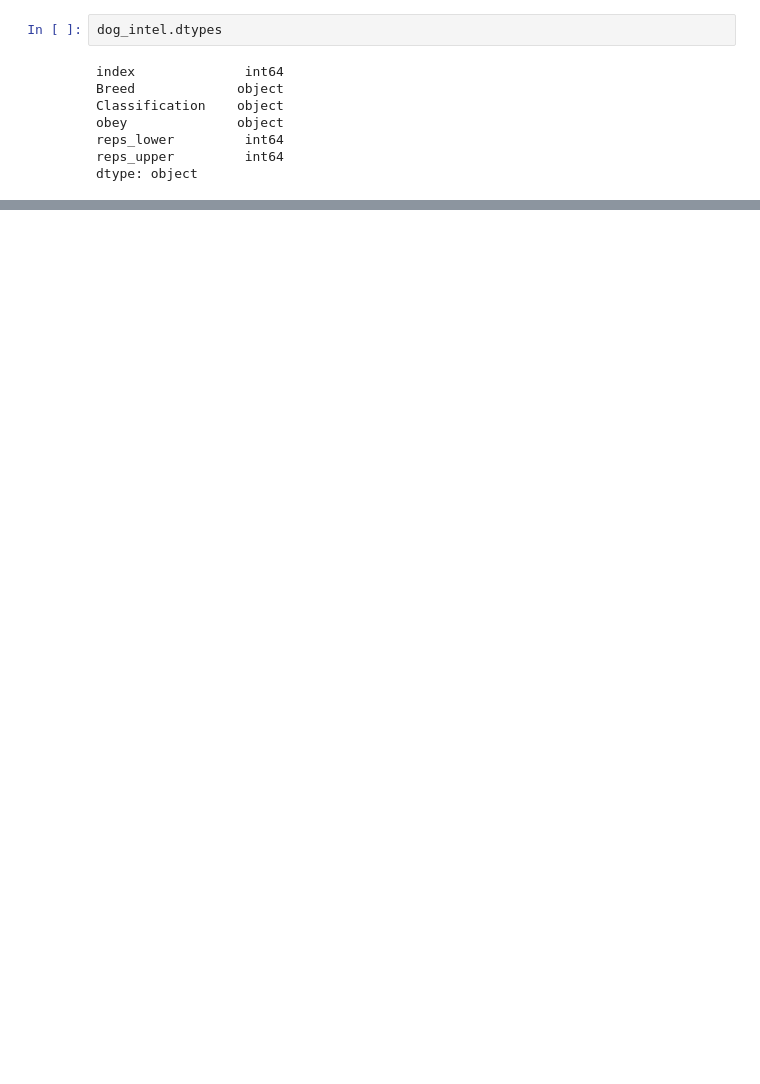
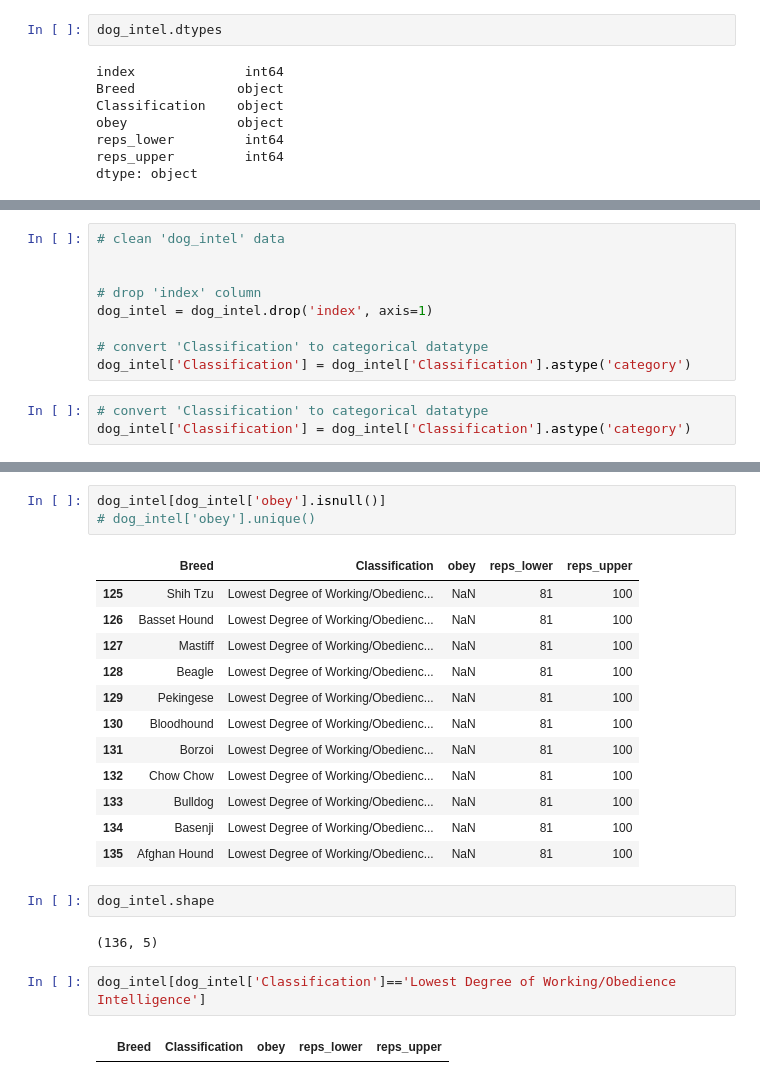
Before and after one commit to fullstacc/DS-Linear-Regression, a Jupyter notebook: dog-intelligence-linear-regression.ipynb, the cells around one changed output, grey strips where cells are left out. Drawn from its saved outputs; the diff is of its cells as text; blank space fills up the shorter version.

Commit message:
data cleaning in progress

```diff
--- a/dog-intelligence-linear-regression.ipynb
+++ b/dog-intelligence-linear-regression.ipynb
@@ -55,0 +155,12 @@ dtype: object
+# %%
+# clean 'dog_intel' data
+
+
+# drop 'index' column
+dog_intel = dog_intel.drop('index', axis=1)
+
+# convert 'Classification' to categorical datatype
+dog_intel['Classification'] = dog_intel['Classification'].astype('category')
+# %%
+# convert 'Classification' to categorical datatype
+dog_intel['Classification'] = dog_intel['Classification'].astype('category')
@@ -55,0 +210,24 @@ dtype: object
+# %%
+dog_intel[dog_intel['obey'].isnull()]
+# dog_intel['obey'].unique()
+# %% [output]
+|  | Breed | Classification | obey | reps_lower | reps_upper |
+| 125 | Shih Tzu | Lowest Degree of Working/Obedienc... | NaN | 81 | 100 |
+| 126 | Basset Hound | Lowest Degree of Working/Obedienc... | NaN | 81 | 100 |
+| 127 | Mastiff | Lowest Degree of Working/Obedienc... | NaN | 81 | 100 |
+| 128 | Beagle | Lowest Degree of Working/Obedienc... | NaN | 81 | 100 |
+| 129 | Pekingese | Lowest Degree of Working/Obedienc... | NaN | 81 | 100 |
+| 130 | Bloodhound | Lowest Degree of Working/Obedienc... | NaN | 81 | 100 |
+| 131 | Borzoi | Lowest Degree of Working/Obedienc... | NaN | 81 | 100 |
+| 132 | Chow Chow | Lowest Degree of Working/Obedienc... | NaN | 81 | 100 |
+| 133 | Bulldog | Lowest Degree of Working/Obedienc... | NaN | 81 | 100 |
+| 134 | Basenji | Lowest Degree of Working/Obedienc... | NaN | 81 | 100 |
+| 135 | Afghan Hound | Lowest Degree of Working/Obedienc... | NaN | 81 | 100 |
+# %%
+dog_intel.shape
+# %% [output]
+(136, 5)
+# %%
+dog_intel[dog_intel['Classification']=='Lowest Degree of Working/Obedience Intelligence']
+# %% [output]
+|  | Breed | Classification | obey | reps_lower | reps_upper |
```
Also changed, not shown: parts of 21 cells of this notebook.
